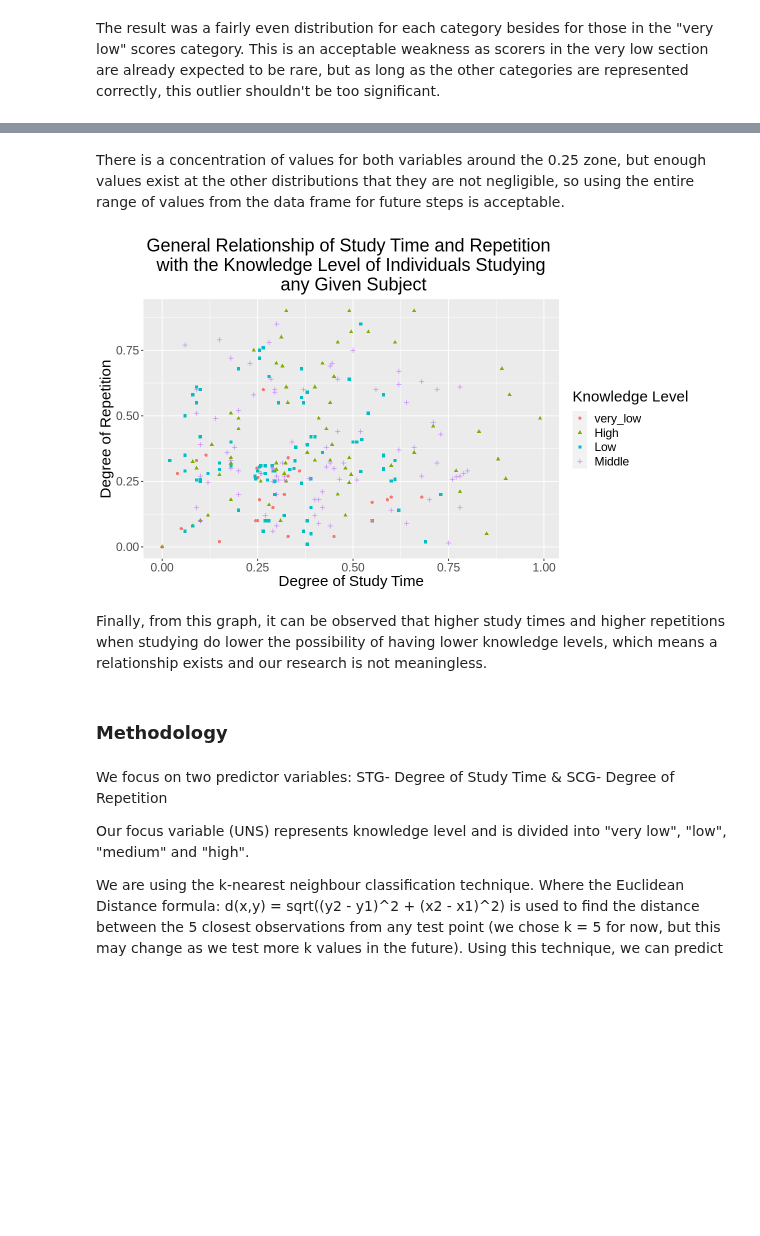
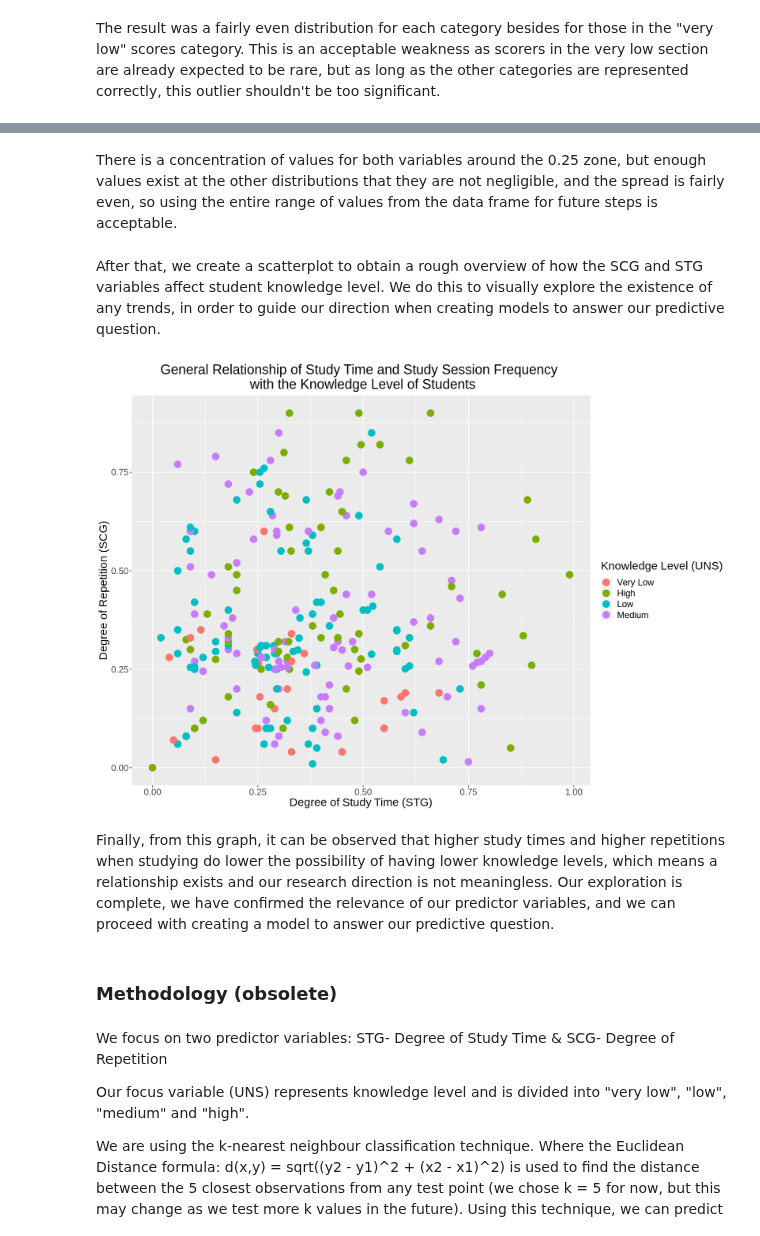
Before and after one commit to sanyad02/group-project-38, a Jupyter notebook: project.ipynb, the cells around one changed output, grey strips where cells are left out. Cells and saved outputs as stored; diff of their text form; code cells hidden in the pictures; blank space fills up the shorter version.

```diff
--- a/project.ipynb
+++ b/project.ipynb
@@ -23,2 +69,3 @@ knowledge
 # %%
-knowledge <- mutate(knowledge_data_df, UNS = as_factor(UNS))
+knowledge <- mutate(knowledge, UNS = as_factor(UNS))
+head(knowledge, 10)
@@ -73,20 +130,24 @@ SCG_hist
 # %% [markdown]
-There is a concentration of values for both variables around the 0.25 zone, but enough values exist at the other distributions that they are not negligible, so using the entire range of values from the data frame for future steps is acceptable.
+There is a concentration of values for both variables around the 0.25 zone, but enough values exist at the other distributions that they are not negligible, and the spread is fairly even, so using the entire range of values from the data frame for future steps is acceptable.
+# %% [markdown]
+After that, we create a scatterplot to obtain a rough overview of how the SCG and STG variables affect student knowledge level. We do this to visually explore the existence of any trends, in order to guide our direction when creating models to answer our predictive question.
 # %%
+options(repr.plot.width = 14, repr.plot.height = 10)
 vis_scatter <- knowledge %>%
-ggplot(aes(x = STG, y = SCG, color = UNS, shape = UNS)) +
-geom_point() +
-labs(x = "Degree of Study Time", y = "Degree of Repetition", color = "Knowledge Level", shape = "Knowledge Level") +
+ggplot(aes(x = STG, y = SCG, color = UNS)) +
+geom_point(size = 5) +
+labs(x = "Degree of Study Time (STG)", y = "Degree of Repetition (SCG)", color = "Knowledge Level (UNS)") +
 theme(text = element_text(size = 18), plot.title = element_text(hjust = 0.5)) +
-ggtitle("General Relationship of Study Time and Repetition \n with the Knowledge Level of Individuals Studying \n any Given Subject")
+ggtitle("General Relationship of Study Time and Study Session Frequency \n with the Knowledge Level of Students") +
+scale_color_discrete(labels = c("Very Low", "High", "Low", "Medium"))
 
 vis_scatter
 # %% [output]
-[figure, old version]
+[figure, new version]
 # %% [markdown]
-Finally, from this graph, it can be observed that higher study times and higher repetitions when studying do lower the possibility of having lower knowledge levels, which means a relationship exists and our research is not meaningless.
+Finally, from this graph, it can be observed that higher study times and higher repetitions when studying do lower the possibility of having lower knowledge levels, which means a relationship exists and our research direction is not meaningless. Our exploration is complete, we have confirmed the relevance of our predictor variables, and we can proceed with creating a model to answer our predictive question.
 # %% [markdown]
-### Methodology
+### Methodology (obsolete)
 # %% [markdown]
 We focus on two predictor variables: STG- Degree of Study Time & SCG- Degree of Repetition
 
```
Also changed, not shown: parts of 17 cells of this notebook.
